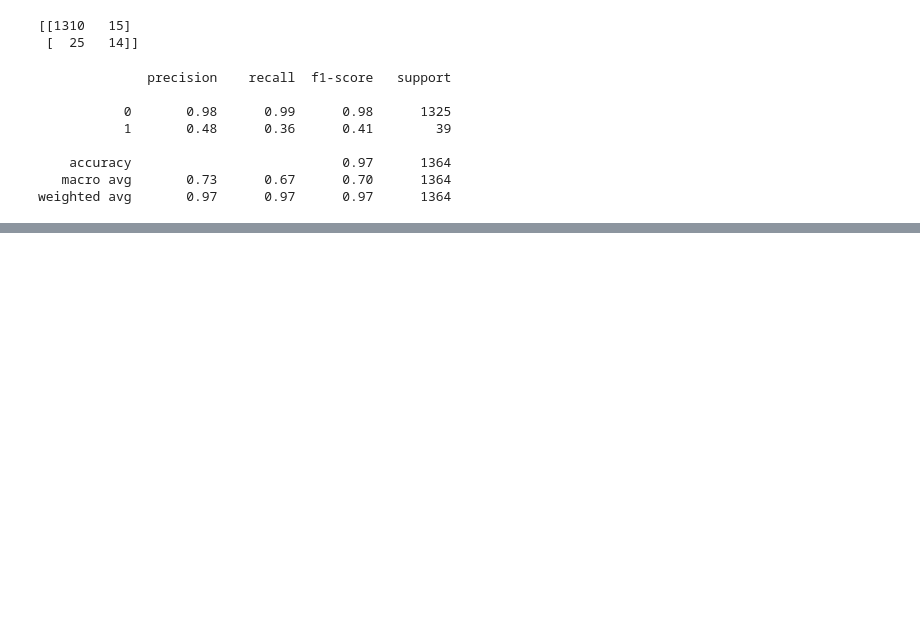
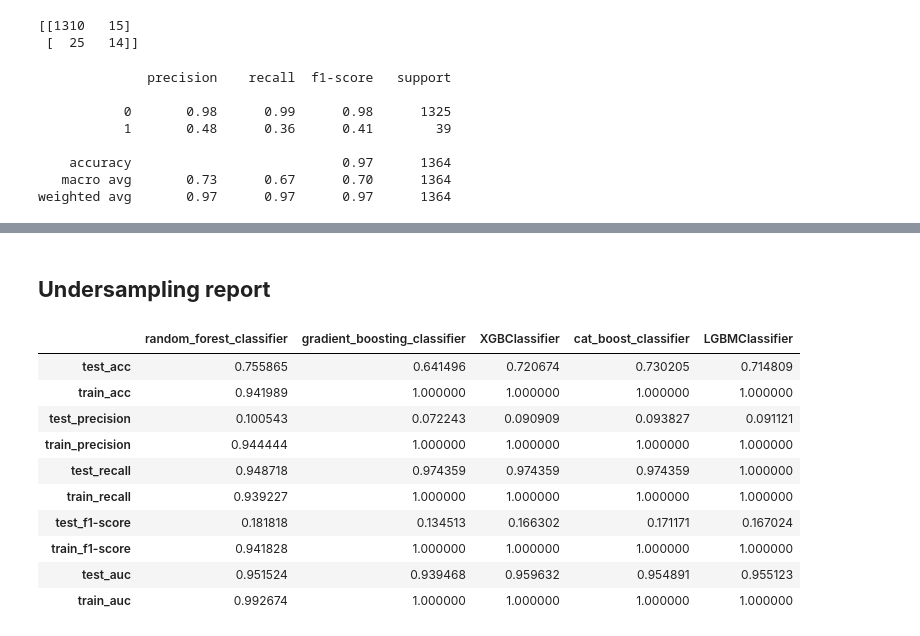
Before and after one commit to Bhushan271098/COMPANY-BANKRUPTCY-PREDICTION, a Jupyter notebook: Final_Copy_of_COMPANY_BANKRUPTCY_PREDICTION.ipynb, the cells around one changed output, grey strips where cells are left out. Drawn from its saved outputs; the diff is of its cells as text; code cells hidden in the pictures; blank space fills up the shorter version.

```diff
--- a/Final_Copy_of_COMPANY_BANKRUPTCY_PREDICTION.ipynb
+++ b/Final_Copy_of_COMPANY_BANKRUPTCY_PREDICTION.ipynb
@@ -1394,0 +1456,4 @@ display(SVG(graph.pipe(format='svg')))
+# %% [markdown]
+## **Undersampling report**
+# %%
+report = pd.DataFrame(columns = ['random_forest_classifier','gradient_boosting_classifier','XGBClassifier','cat_boost_classifier','LGBMClassifier'], index = ['test_acc','train_acc','test_precision','train_precision','test_recall','train_recall','test_f1-score','train_f1-score','test_auc','train_auc'])
@@ -1394,0 +1466,14 @@ display(SVG(graph.pipe(format='svg')))
+# %%
+report
+# %% [output]
+|  | random_forest_classifier | gradient_boosting_classifier | XGBClassifier | cat_boost_classifier | LGBMClassifier |
+| test_acc | 0.755865 | 0.641496 | 0.720674 | 0.730205 | 0.714809 |
+| train_acc | 0.941989 | 1.000000 | 1.000000 | 1.000000 | 1.000000 |
+| test_precision | 0.100543 | 0.072243 | 0.090909 | 0.093827 | 0.091121 |
+| train_precision | 0.944444 | 1.000000 | 1.000000 | 1.000000 | 1.000000 |
+| test_recall | 0.948718 | 0.974359 | 0.974359 | 0.974359 | 1.000000 |
+| train_recall | 0.939227 | 1.000000 | 1.000000 | 1.000000 | 1.000000 |
+| test_f1-score | 0.181818 | 0.134513 | 0.166302 | 0.171171 | 0.167024 |
+| train_f1-score | 0.941828 | 1.000000 | 1.000000 | 1.000000 | 1.000000 |
+| test_auc | 0.951524 | 0.939468 | 0.959632 | 0.954891 | 0.955123 |
+| train_auc | 0.992674 | 1.000000 | 1.000000 | 1.000000 | 1.000000 |
```
Also changed, not shown: parts of 27 cells of this notebook.
